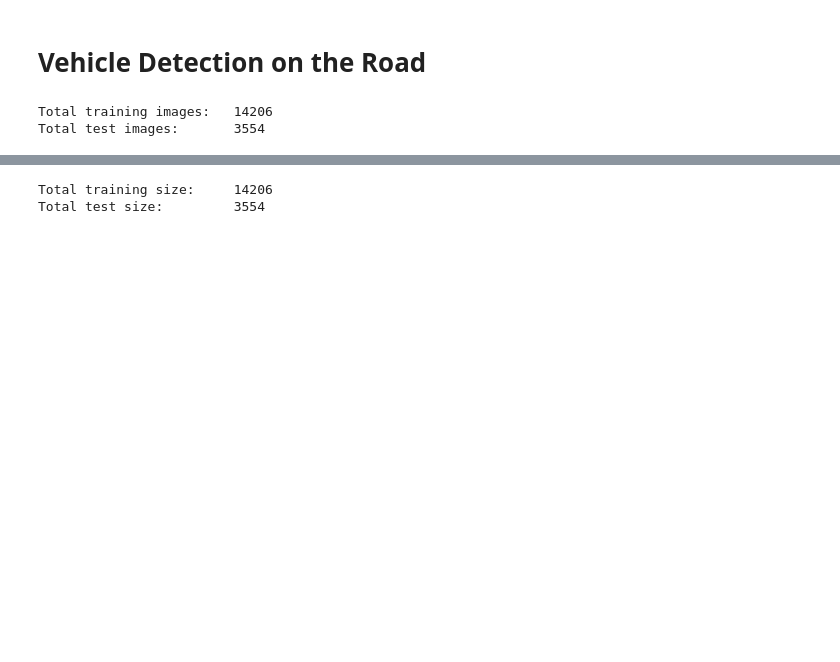
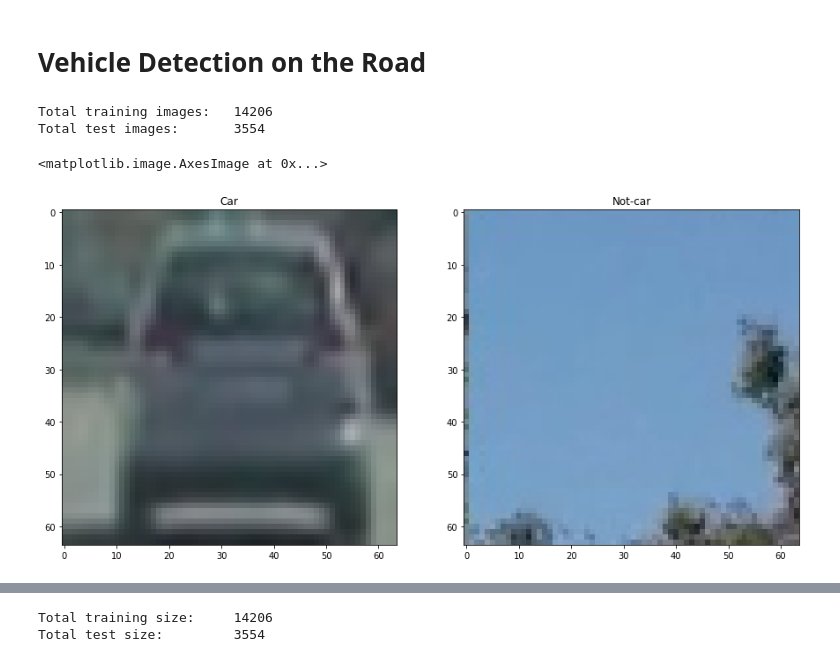
Before and after one commit to gsandeep1231/Udacity-CarND-Vehicle-Detection, a Jupyter notebook: CarND-Vehicle-Detection.ipynb, the cells around one changed output, grey strips where cells are left out. Saved outputs shown, nothing was run; the diff lists cells and outputs as text; code cells hidden in the pictures; blank space fills up the shorter version.

```diff
--- a/CarND-Vehicle-Detection.ipynb
+++ b/CarND-Vehicle-Detection.ipynb
@@ -326,33 +326,42 @@ cars_dir = '/Users/SandeepGangundi/Documents/Courses/Udacity/Self_Driving_Car_ND
 cars_train = []
 cars_test = []
 for dir in os.listdir(cars_dir):
     regex = cars_dir + "/" + dir + "/*png"
     cars_tmp = glob.glob(regex)
     split_index = int(len(cars_tmp)*0.8)
     tmp_train = cars_tmp[0:split_index]
     tmp_test = cars_tmp[split_index:len(cars_tmp)]
     cars_train = cars_train + tmp_train
     cars_test = cars_test + tmp_test
 
 notcars_dir = '/Users/SandeepGangundi/Documents/Courses/Udacity/Self_Driving_Car_ND/Term1/Udacity-CarND-Vehicle-Detection/non-vehicles/'
 notcars_train = []
 notcars_test = []
 for dir in os.listdir(notcars_dir):
     regex = notcars_dir + "/" + dir + "/*png"
     notcars_tmp = glob.glob(regex)
     split_index = int(len(notcars_tmp)*0.8)
     tmp_train = notcars_tmp[0:split_index]
     tmp_test = notcars_tmp[split_index:len(notcars_tmp)]
     notcars_train = notcars_train + tmp_train
     notcars_test = notcars_test + tmp_test
 
 train_imgs = cars_train + notcars_train
 test_imgs = cars_test + notcars_test
 print("Total training images:\t", len(train_imgs))
 print("Total test images:\t", len(test_imgs))
+
+# print an example of cars and notcars
+img = mpimg.imread(cars_train[5])
+plt.figure(figsize=(15,15))
+plt.subplot(1,2,1); plt.title('Car'); plt.imshow(img)
+img = mpimg.imread(notcars_train[0])
+plt.subplot(1,2,2); plt.title('Not-car');plt.imshow(img)
 # %% [output]
 Total training images:   14206
 Total test images:       3554
+<matplotlib.image.AxesImage at 0x...>
+[figure, added]
 # %%
 #################
 # Set Variables #
```
Also changed, not shown: parts of 5 cells of this notebook, 1 other file.
